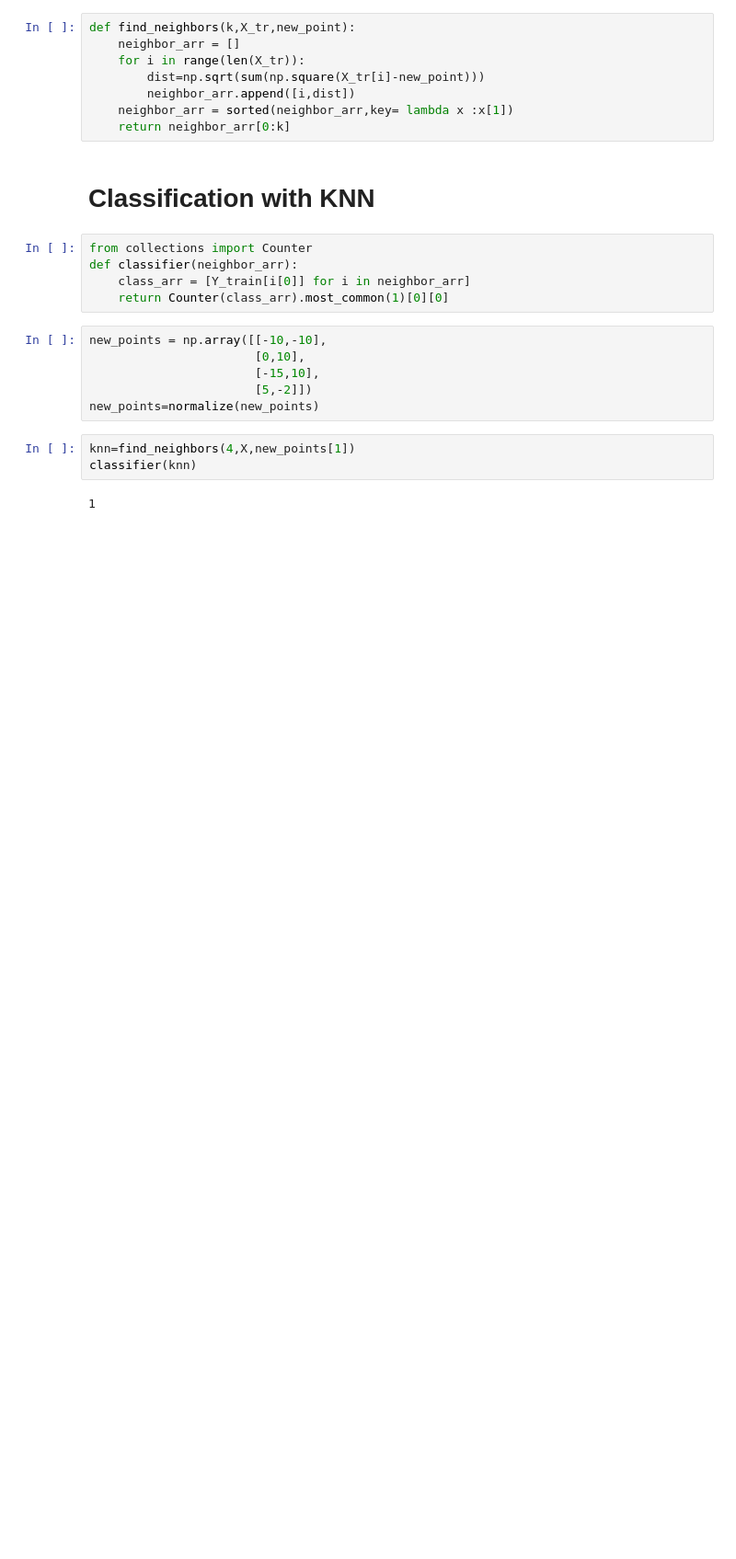
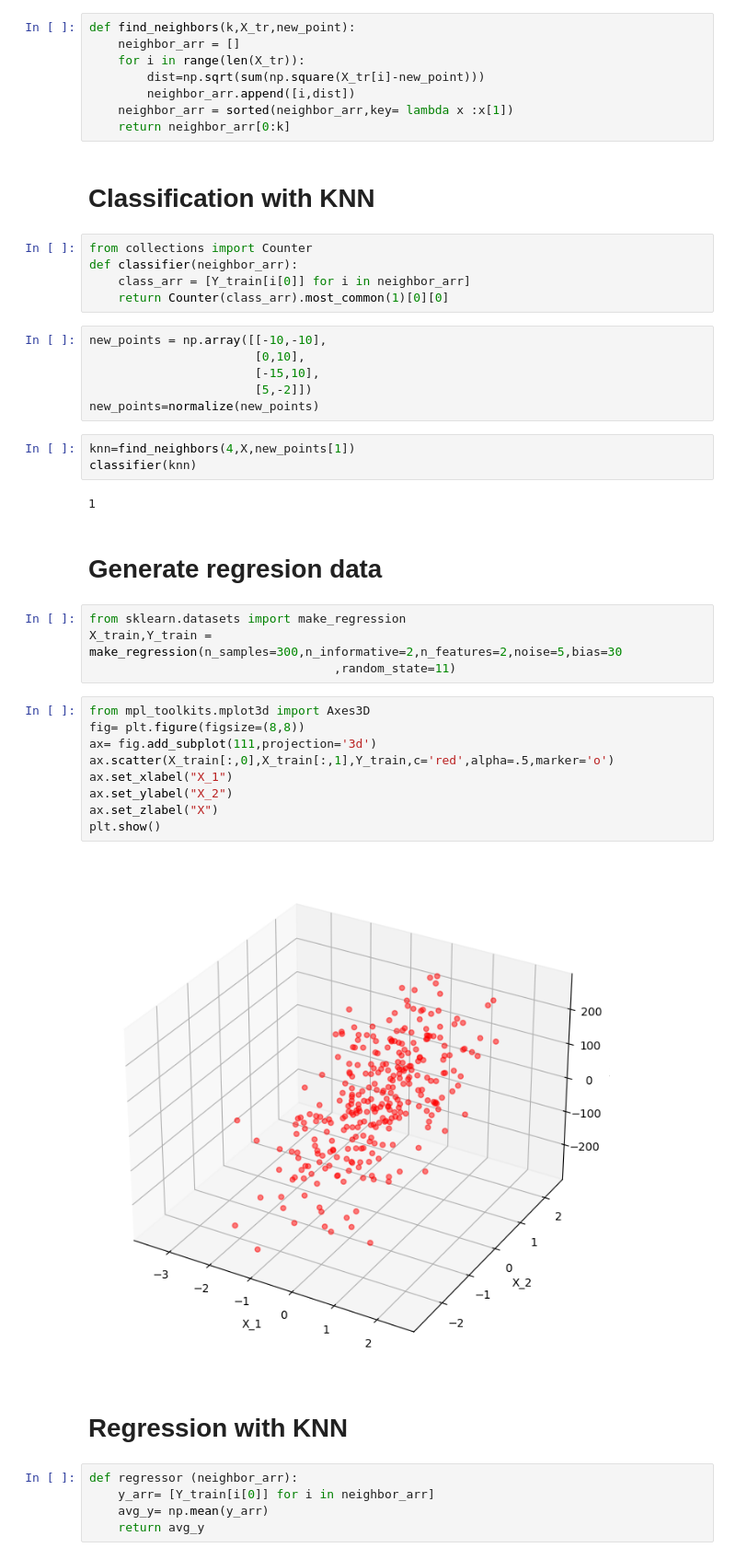
Before and after one commit to charaf19/Machine_Learning, a Jupyter notebook: KNN Classification & Regression in Python.ipynb, the cells around one changed output. Shown at 92% size. Saved outputs shown, nothing was run; the diff lists cells and outputs as text; blank space fills up the shorter version.

Commit message:
knn regression

```diff
--- a/KNN Classification & Regression in Python.ipynb
+++ b/KNN Classification & Regression in Python.ipynb
@@ -81,3 +81,27 @@ knn=find_neighbors(4,X,new_points[1])
 classifier(knn)
 # %% [output]
 1
+# %% [markdown]
+# Generate regresion data
+# %%
+from sklearn.datasets import make_regression
+X_train,Y_train = make_regression(n_samples=300,n_informative=2,n_features=2,noise=5,bias=30
+                                  ,random_state=11)
+# %%
+from mpl_toolkits.mplot3d import Axes3D
+fig= plt.figure(figsize=(8,8))
+ax= fig.add_subplot(111,projection='3d')
+ax.scatter(X_train[:,0],X_train[:,1],Y_train,c='red',alpha=.5,marker='o')
+ax.set_xlabel("X_1")
+ax.set_ylabel("X_2")
+ax.set_zlabel("X")
+plt.show()
+# %% [output]
+[figure, added]
+# %% [markdown]
+# Regression with KNN
+# %%
+def regressor (neighbor_arr):
+    y_arr= [Y_train[i[0]] for i in neighbor_arr]
+    avg_y= np.mean(y_arr)
+    return avg_y
```
Also changed, not shown: parts of 1 cell of this notebook.
